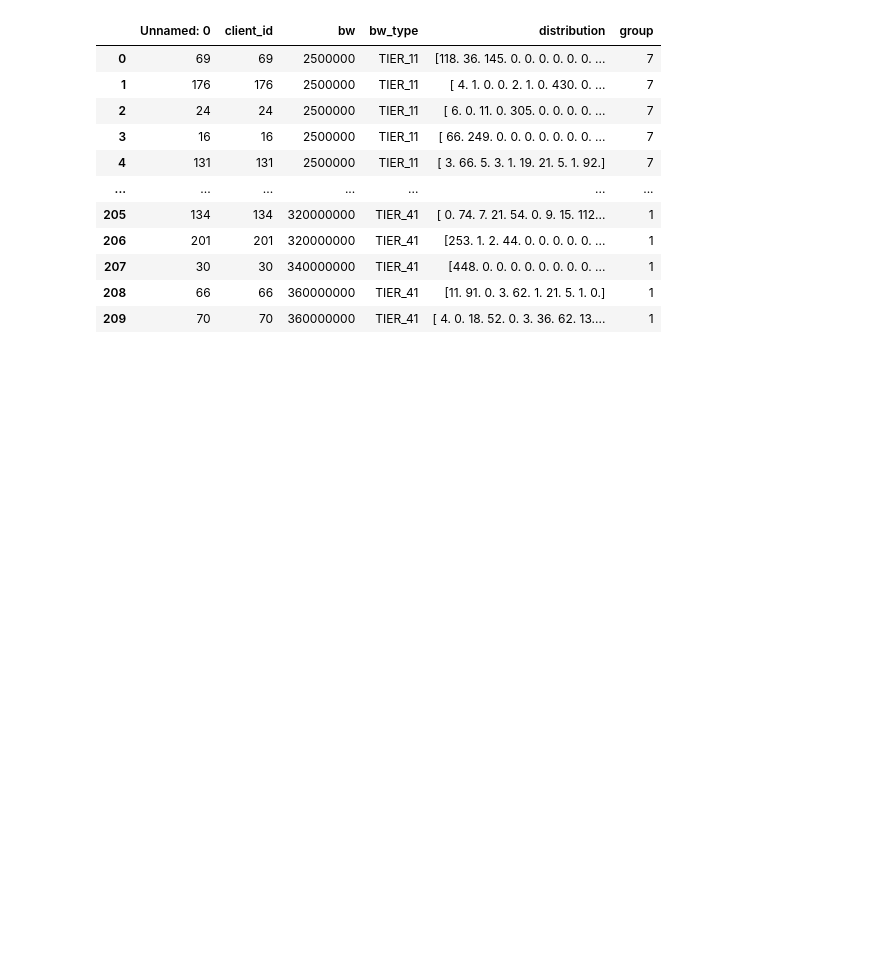
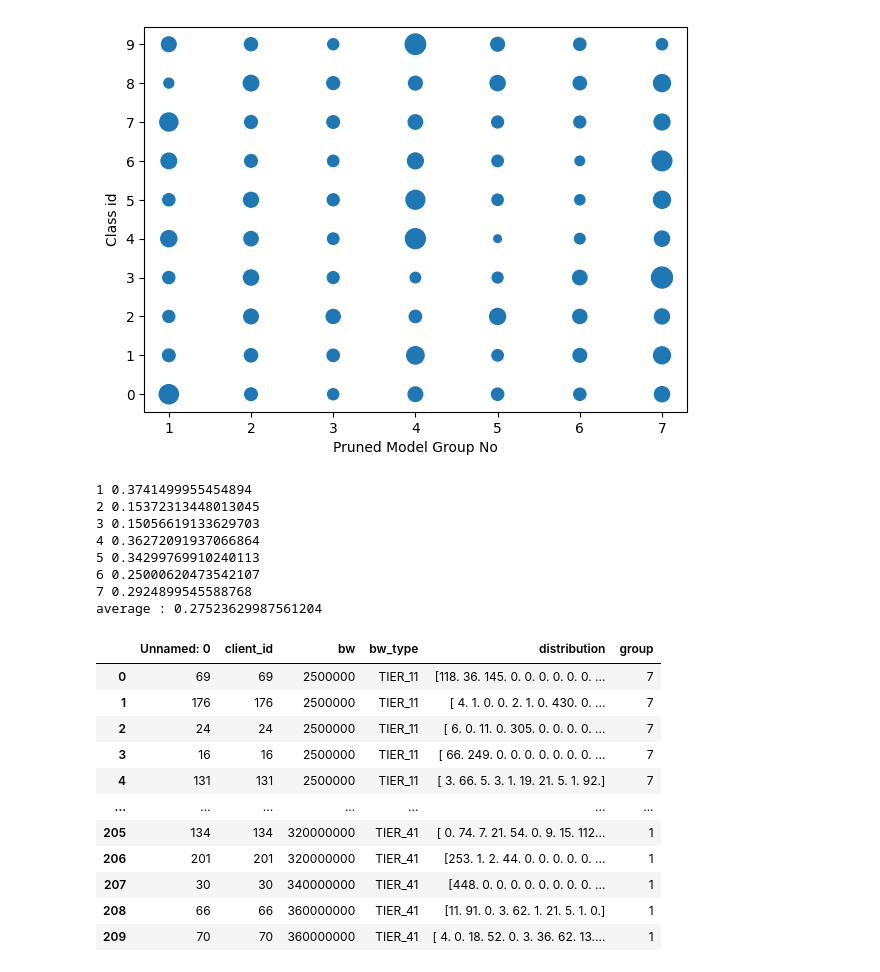
Before and after one commit to GoktugOcal/natadapt-x-flower, a Jupyter notebook: notebooks/netdag_test_56c .ipynb, the cells around one changed output. Saved outputs shown, nothing was run; the diff lists cells and outputs as text; code cells hidden in the pictures; blank space fills up the shorter version.

```diff
--- a/notebooks/netdag_test_56c .ipynb
+++ b/notebooks/netdag_test_56c .ipynb
@@ -495 +479,57 @@ ALGO: 0.9612014293670654
+# %%
+df_final.to_csv(f"../data/alpha/Cifar10_NIID_{no_clients}c_a{str(alpha).replace('.','')}/final.csv")
+
+bws_df = pd.read_csv(f"../data/alpha/Cifar10_NIID_{no_clients}c_a{str(alpha).replace('.','')}/final.csv")
+
+replace_dict = {
+    1: 7,
+    2: 6,
+    3: 5,
+    4: 4,
+    5: 3,
+    6: 2,
+    7: 1,
+}
+
+groups = {}
+for idx, row in bws_df.iterrows():
+    k = [float(item) for item in row.distribution.replace("[","").replace("]","").split(" ") if item != ""]
+    if replace_dict[row.group] not in list(groups.keys()): groups[replace_dict[row.group]] = []
+    groups[replace_dict[row.group]].append(k)
+
+group_dist = {}
+for k, v in groups.items():
+    group_dist[k] = np.sum(np.array(v), axis=0)
+
+x = np.array(np.meshgrid(np.arange(1,8),np.arange(10))).T.reshape(-1,2)[:,0]
+y = np.array(np.meshgrid(np.arange(1,8),np.arange(10))).T.reshape(-1,2)[:,1]
+s = np.array(list(group_dist.values())).reshape(1,-1)[0].astype("int")
+s = (s)/(5000 - 0)*600
+
+
+plt.figure(figsize=(7,5))
+plt.scatter(x,y,s)
+plt.xlabel("Pruned Model Group No")
+plt.ylabel("Class id")
+plt.yticks(np.arange(10))
+plt.show()
+
+Z_global = np.sum(np.array(list(group_dist.values())), axis=0)
+emds = []
+for k,v in group_dist.items():
+    emd = EMD(v, Z_global)
+    emds.append(emd)
+    print(k,emd)
+
+print("average :", np.mean(emds))
+# %% [output]
+[figure, added]
+1 0.3741499955454894
+2 0.15372313448013045
+3 0.15056619133629703
+4 0.36272091937066864
+5 0.34299769910240113
+6 0.25000620473542107
+7 0.2924899545588768
+average : 0.27523629987561204
 # %%
```
Also changed, not shown: parts of 5 cells of this notebook, 6 other files.
